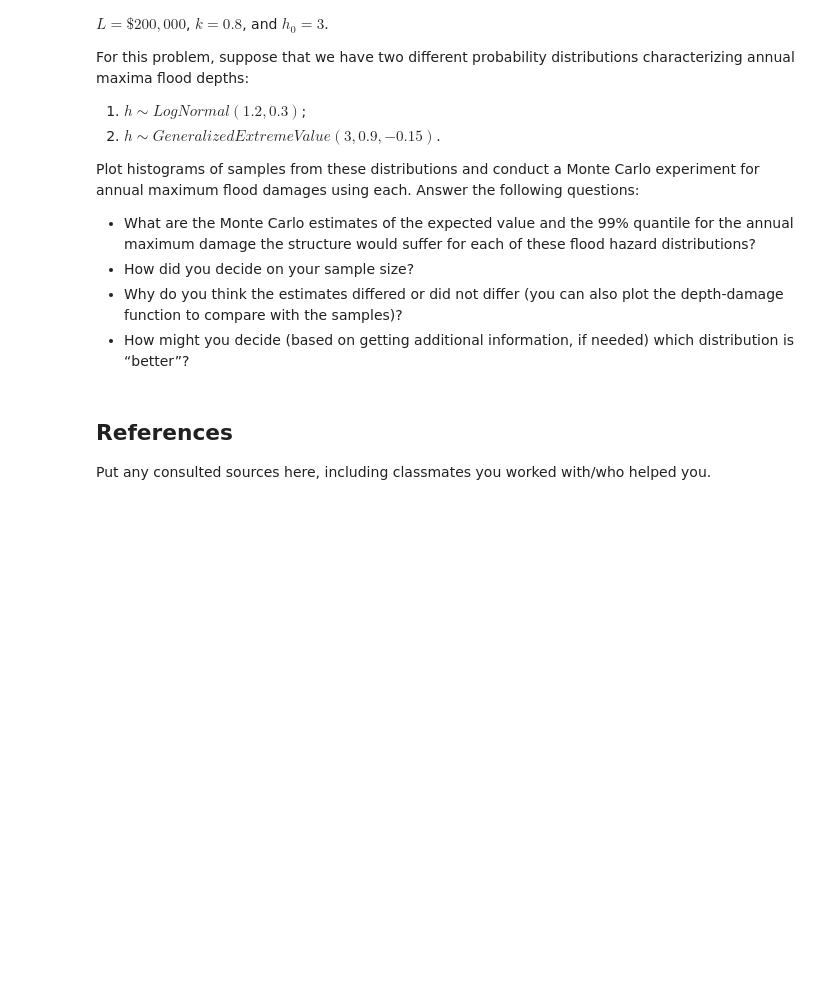
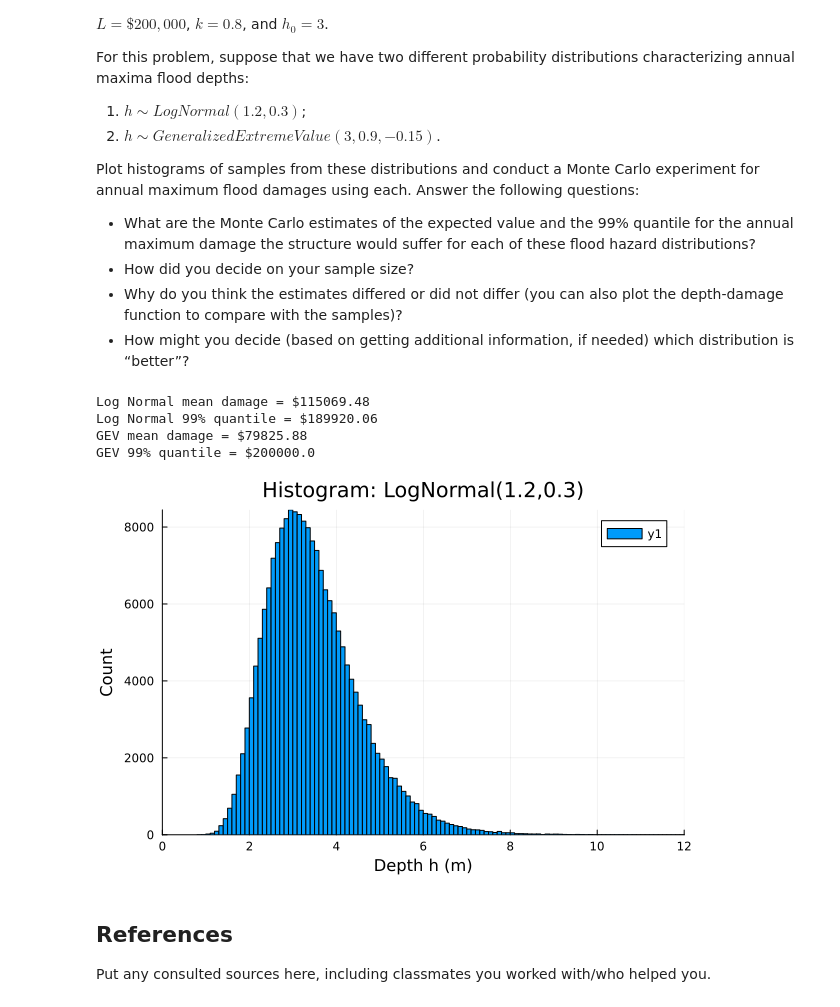
Before and after one commit to BEE4750-FA25/lab-2-bwb78, a Jupyter notebook: lab02.ipynb, the cells around one changed output. Drawn from its saved outputs; the diff is of its cells as text; code cells hidden in the pictures; blank space fills up the shorter version.

Commit message:
plot made

```diff
--- a/lab02.ipynb
+++ b/lab02.ipynb
@@ -182,6 +182,42 @@ following questions:
     also plot the depth-damage function to compare with the samples)?
 -   How might you decide (based on getting additional information, if
     needed) which distribution is “better”?
+# %%
+#Values given in problem
+L = 200_000.0      #max loss
+k = 0.8            #slope
+h0 = 3.0           #inflection point
+N = 200_000        #sample size
+rng = MersenneTwister(42)
+
+#Depth-damage function
+damage(h) = h > 0 ? L / (1 + exp(-k * (h - h0))) : 0.0
+
+#Distribution to make
+dist_ln = LogNormal(1.2, 0.3)
+
+#Samples
+h_ln = rand(rng, dist_ln, N)
+h_gev = rand(rng, dist_gev, N)
+
+d_ln = damage.(h_ln)
+d_gev = damage.(h_gev)
+
+#Monte Carlo
+println("Log Normal mean damage = \$", round(mean(d_ln), digits=2))
+println("Log Normal 99% quantile = \$", round(quantile(d_ln, 0.99), digits=2))
+println("GEV mean damage = \$", round(mean(d_gev), digits=2))
+println("GEV 99% quantile = \$", round(quantile(d_gev, 0.99), digits=2))
+
+#Histogram Plot
+histogram(h_ln, bins=200, xlim=(0,12), xlabel="Depth h (m)", ylabel="Count",
+          title="Histogram: LogNormal(1.2,0.3)")
+# %% [output]
+Log Normal mean damage = $115069.48
+Log Normal 99% quantile = $189920.06
+GEV mean damage = $79825.88
+GEV 99% quantile = $200000.0
+[figure, added]
 # %% [markdown]
 ## References
 
```
